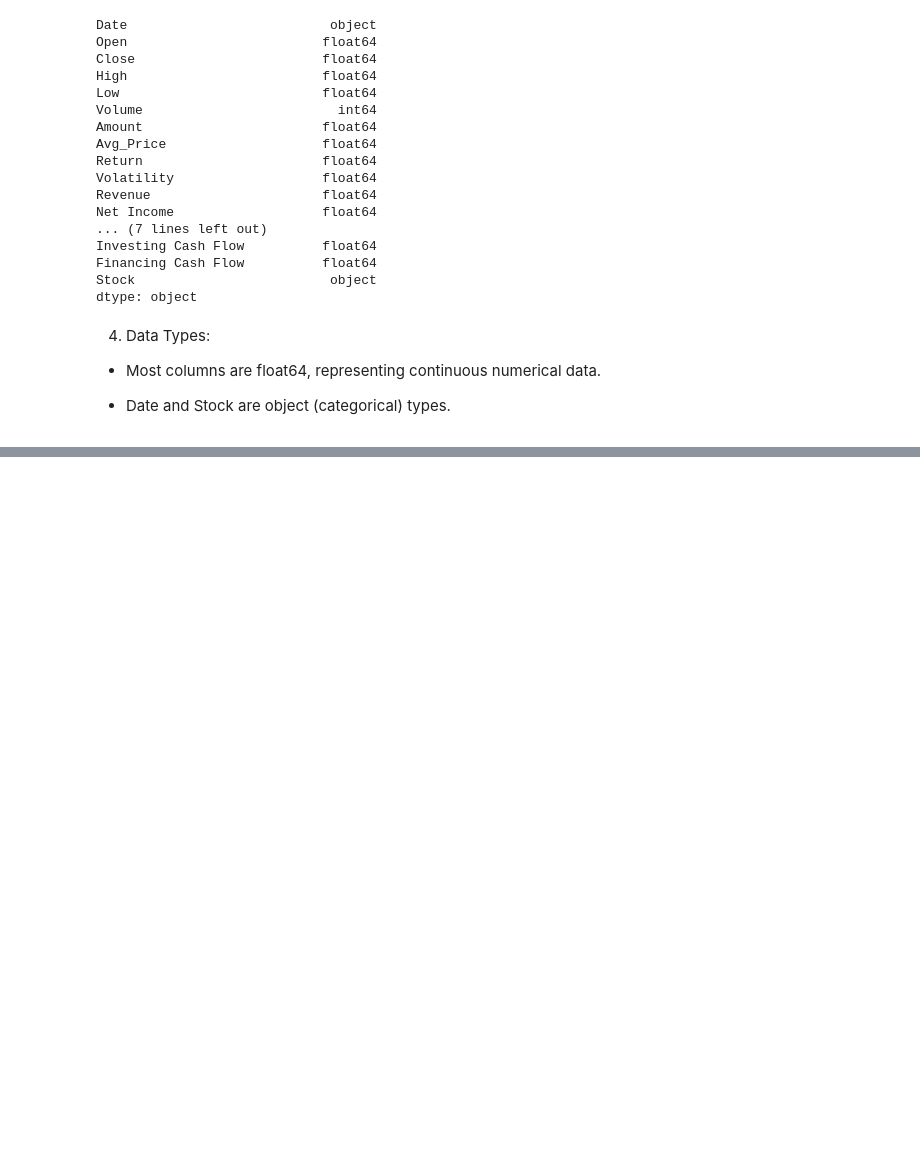
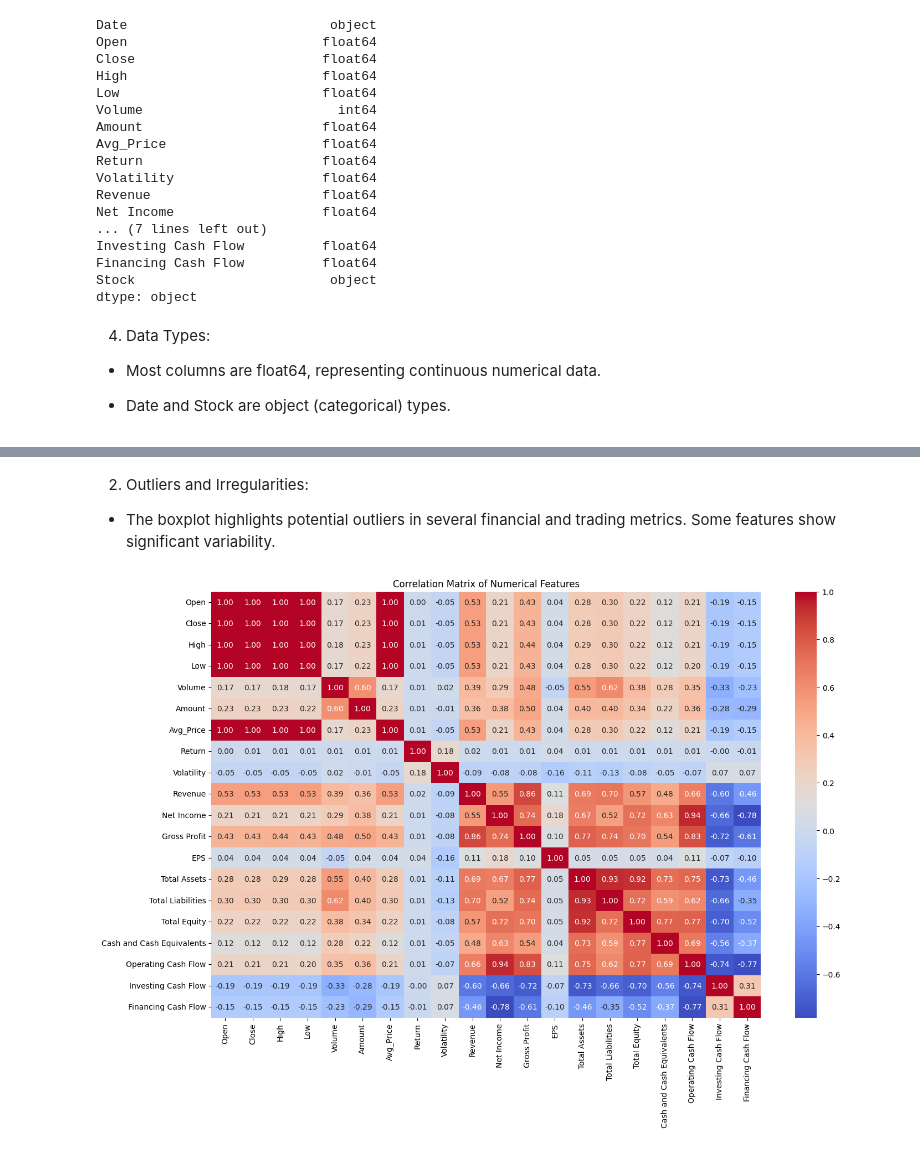
Before and after one commit to Billz942/Mining-Knowledge-from-Data, a Jupyter notebook: Elahi_34200223.ipynb, the cells around one changed output, grey strips where cells are left out. Drawn from its saved outputs; the diff is of its cells as text; code cells hidden in the pictures; blank space fills up the shorter version.

```diff
--- a/Elahi_34200223.ipynb
+++ b/Elahi_34200223.ipynb
@@ -189,0 +225,18 @@ dtype: object
+# %% [markdown]
+2. Outliers and Irregularities:
+
+- The boxplot highlights potential outliers in several financial and trading metrics. Some features show significant variability.
+# %%
+# Filter the DataFrame to include only numerical columns
+numerical_data = data.select_dtypes(include=['number'])
+
+# Calculate the correlation matrix
+correlation_matrix = numerical_data.corr()
+
+# Visualize the correlation matrix
+plt.figure(figsize=(16, 10))
+sns.heatmap(correlation_matrix, annot=True, cmap='coolwarm', fmt='.2f')
+plt.title('Correlation Matrix of Numerical Features')
+plt.show()
+# %% [output]
+[figure, added]
```
Also changed, not shown: parts of 11 cells of this notebook.
